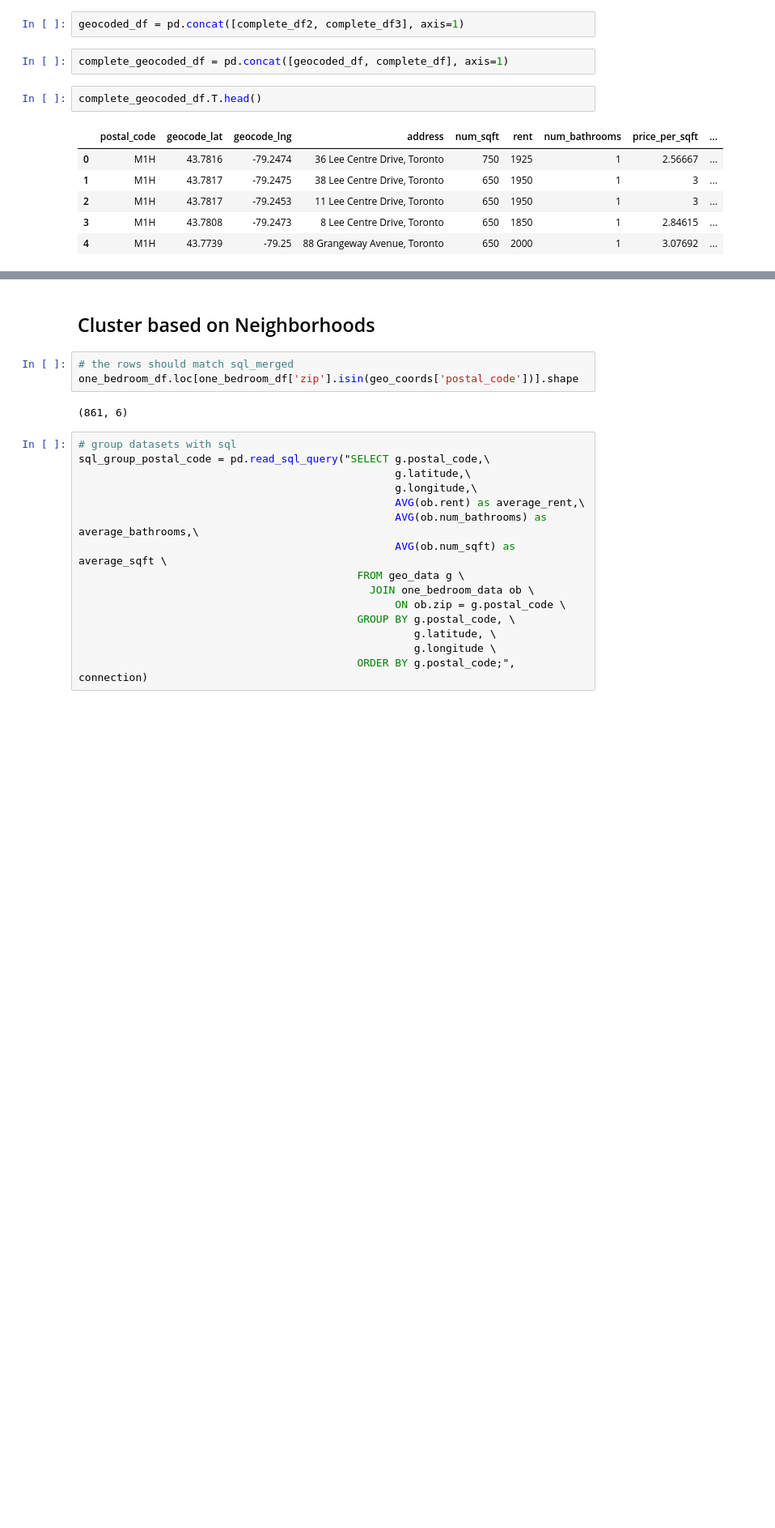
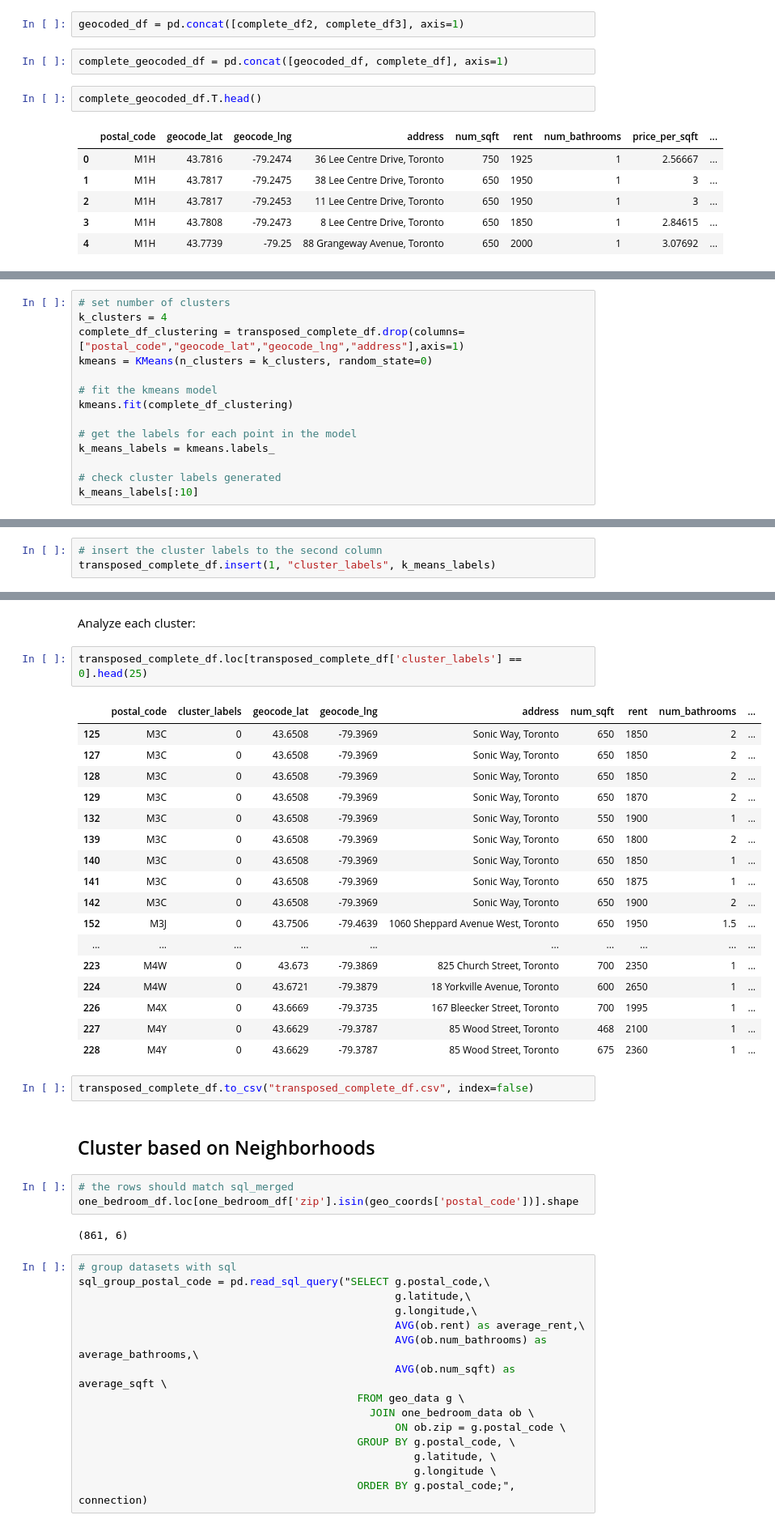
Before and after one commit to daniel8691/rental-housing-toronto, a Jupyter notebook: Toronto rental market.ipynb, the cells around one changed output, grey strips where cells are left out. Shown at 81% size. Cells and saved outputs as stored; diff of their text form; blank space fills up the shorter version.

```diff
--- a/Toronto rental market.ipynb
+++ b/Toronto rental market.ipynb
@@ -808,0 +879,14 @@ complete_geocoded_df.T.head()
+# %%
+# set number of clusters
+k_clusters = 4
+complete_df_clustering = transposed_complete_df.drop(columns=["postal_code","geocode_lat","geocode_lng","address"],axis=1)
+kmeans = KMeans(n_clusters = k_clusters, random_state=0)
+
+# fit the kmeans model
+kmeans.fit(complete_df_clustering)
+
+# get the labels for each point in the model
+k_means_labels = kmeans.labels_
+
+# check cluster labels generated
+k_means_labels[:10]
@@ -808,0 +897,3 @@ complete_geocoded_df.T.head()
+# %%
+# insert the cluster labels to the second column
+transposed_complete_df.insert(1, "cluster_labels", k_means_labels)
@@ -809,3 +945,27 @@ complete_geocoded_df.T.head()
+# %% [markdown]
+Analyze each cluster:
+# %%
+transposed_complete_df.loc[transposed_complete_df['cluster_labels'] == 0].head(25)
+# %% [output]
+|  | postal_code | cluster_labels | geocode_lat | geocode_lng | address | num_sqft | rent | num_bathrooms | ... |
+| 125 | M3C | 0 | 43.6508 | -79.3969 | Sonic Way, Toronto | 650 | 1850 | 2 | ... |
+| 127 | M3C | 0 | 43.6508 | -79.3969 | Sonic Way, Toronto | 650 | 1850 | 2 | ... |
+| 128 | M3C | 0 | 43.6508 | -79.3969 | Sonic Way, Toronto | 650 | 1850 | 2 | ... |
+| 129 | M3C | 0 | 43.6508 | -79.3969 | Sonic Way, Toronto | 650 | 1870 | 2 | ... |
+| 132 | M3C | 0 | 43.6508 | -79.3969 | Sonic Way, Toronto | 550 | 1900 | 1 | ... |
+| 139 | M3C | 0 | 43.6508 | -79.3969 | Sonic Way, Toronto | 650 | 1800 | 2 | ... |
+| 140 | M3C | 0 | 43.6508 | -79.3969 | Sonic Way, Toronto | 650 | 1850 | 1 | ... |
+| 141 | M3C | 0 | 43.6508 | -79.3969 | Sonic Way, Toronto | 650 | 1875 | 1 | ... |
+| 142 | M3C | 0 | 43.6508 | -79.3969 | Sonic Way, Toronto | 650 | 1900 | 2 | ... |
+| 152 | M3J | 0 | 43.7506 | -79.4639 | 1060 Sheppard Avenue West, Toronto | 650 | 1950 | 1.5 | ... |
+| ... | ... | ... | ... | ... | ... | ... | ... | ... | ... |
+| 223 | M4W | 0 | 43.673 | -79.3869 | 825 Church Street, Toronto | 700 | 2350 | 1 | ... |
+| 224 | M4W | 0 | 43.6721 | -79.3879 | 18 Yorkville Avenue, Toronto | 600 | 2650 | 1 | ... |
+| 226 | M4X | 0 | 43.6669 | -79.3735 | 167 Bleecker Street, Toronto | 700 | 1995 | 1 | ... |
+| 227 | M4Y | 0 | 43.6629 | -79.3787 | 85 Wood Street, Toronto | 468 | 2100 | 1 | ... |
+| 228 | M4Y | 0 | 43.6629 | -79.3787 | 85 Wood Street, Toronto | 675 | 2360 | 1 | ... |
+# %%
+transposed_complete_df.to_csv("transposed_complete_df.csv", index=false)
 # %% [markdown]
 ## Cluster based on Neighborhoods
 # %%
```
Also changed, not shown: parts of 18 cells of this notebook.
